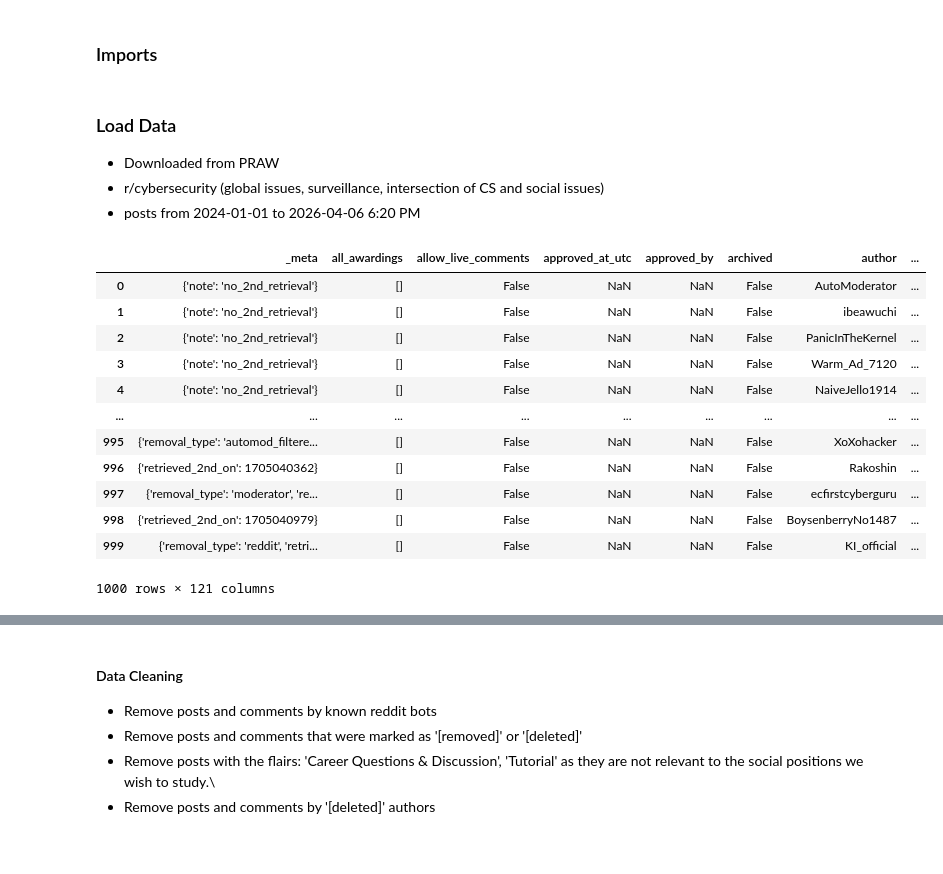
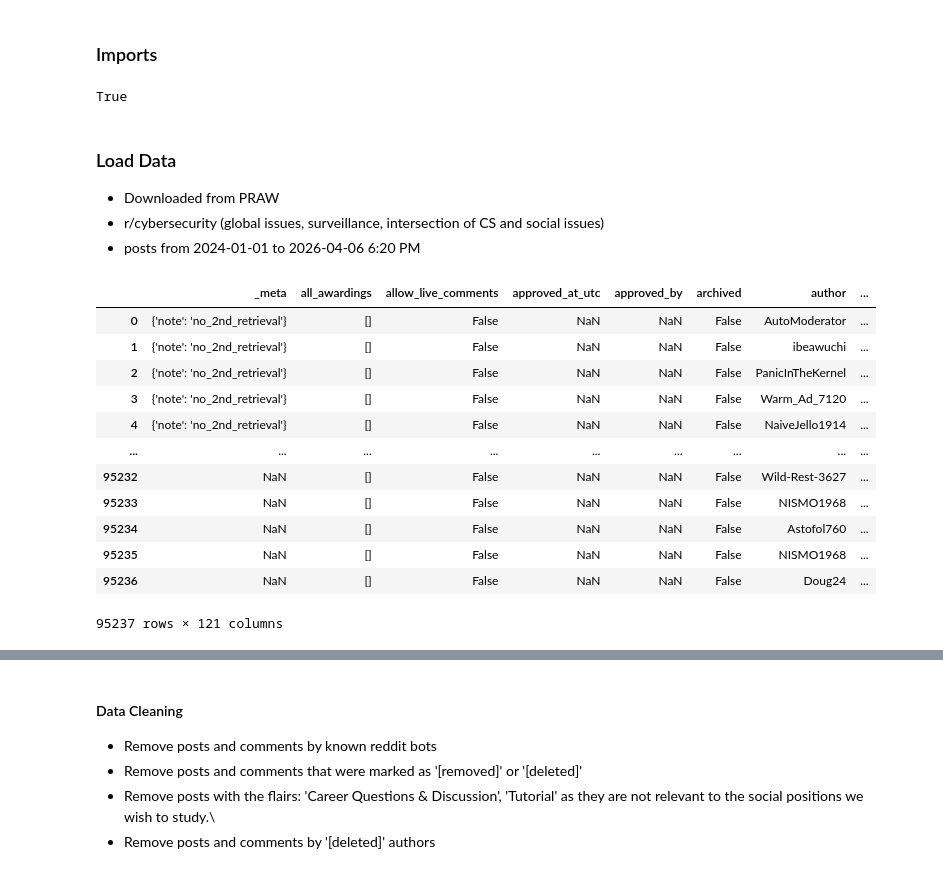
Before and after one commit to Rupository/SecInfo, a Jupyter notebook: AppSetup.ipynb, the cells around one changed output, grey strips where cells are left out. Cells and saved outputs as stored; diff of their text form; code cells hidden in the pictures.

```diff
--- a/AppSetup.ipynb
+++ b/AppSetup.ipynb
@@ -2,13 +2,20 @@
 ### Imports
 # %%
 import torch
+import openai
 import pandas as pd
+import os
 from bertopic import BERTopic
 from umap import UMAP
 from hdbscan import HDBSCAN
 from sentence_transformers import SentenceTransformer
 from sklearn.feature_extraction.text import CountVectorizer
+from bertopic.representation import OpenAI
 from tqdm.auto import tqdm
+from dotenv import load_dotenv
+load_dotenv()
+# %% [output]
+True
 # %% [markdown]
 ### Load Data
 
@@ -16,20 +23,20 @@ from tqdm.auto import tqdm
 - r/cybersecurity (global issues, surveillance, intersection of CS and social issues)
 - posts from 2024-01-01 to 2026-04-06 6:20 PM
 # %%
-posts_df = pd.read_json('r_cybersecurity_posts.jsonl', lines=True)[:1000]
+posts_df = pd.read_json('r_cybersecurity_posts.jsonl', lines=True)
 posts_df
 # %% [output]
 |  | _meta | all_awardings | allow_live_comments | approved_at_utc | approved_by | archived | author | ... |
 | 0 | {'note': 'no_2nd_retrieval'} | [] | False | NaN | NaN | False | AutoModerator | ... |
 | 1 | {'note': 'no_2nd_retrieval'} | [] | False | NaN | NaN | False | ibeawuchi | ... |
 | 2 | {'note': 'no_2nd_retrieval'} | [] | False | NaN | NaN | False | PanicInTheKernel | ... |
 | 3 | {'note': 'no_2nd_retrieval'} | [] | False | NaN | NaN | False | Warm_Ad_7120 | ... |
 | 4 | {'note': 'no_2nd_retrieval'} | [] | False | NaN | NaN | False | NaiveJello1914 | ... |
 | ... | ... | ... | ... | ... | ... | ... | ... | ... |
-| 995 | {'removal_type': 'automod_filtere... | [] | False | NaN | NaN | False | XoXohacker | ... |
-| 996 | {'retrieved_2nd_on': 1705040362} | [] | False | NaN | NaN | False | Rakoshin | ... |
-| 997 | {'removal_type': 'moderator', 're... | [] | False | NaN | NaN | False | ecfirstcyberguru | ... |
-| 998 | {'retrieved_2nd_on': 1705040979} | [] | False | NaN | NaN | False | BoysenberryNo1487 | ... |
-| 999 | {'removal_type': 'reddit', 'retri... | [] | False | NaN | NaN | False | KI_official | ... |
+| 95232 | NaN | [] | False | NaN | NaN | False | Wild-Rest-3627 | ... |
+| 95233 | NaN | [] | False | NaN | NaN | False | NISMO1968 | ... |
+| 95234 | NaN | [] | False | NaN | NaN | False | Astofol760 | ... |
+| 95235 | NaN | [] | False | NaN | NaN | False | NISMO1968 | ... |
+| 95236 | NaN | [] | False | NaN | NaN | False | Doug24 | ... |
-1000 rows × 121 columns
+95237 rows × 121 columns
 # %%
```
Also changed, not shown: parts of 12 cells of this notebook, 1 other file.
